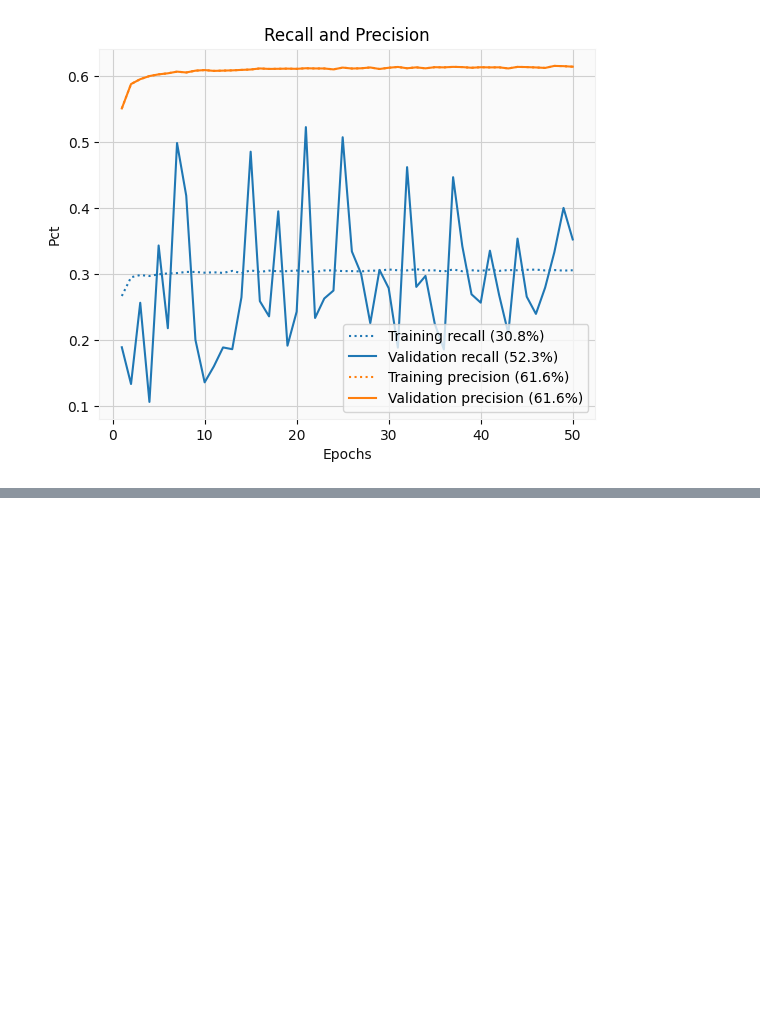
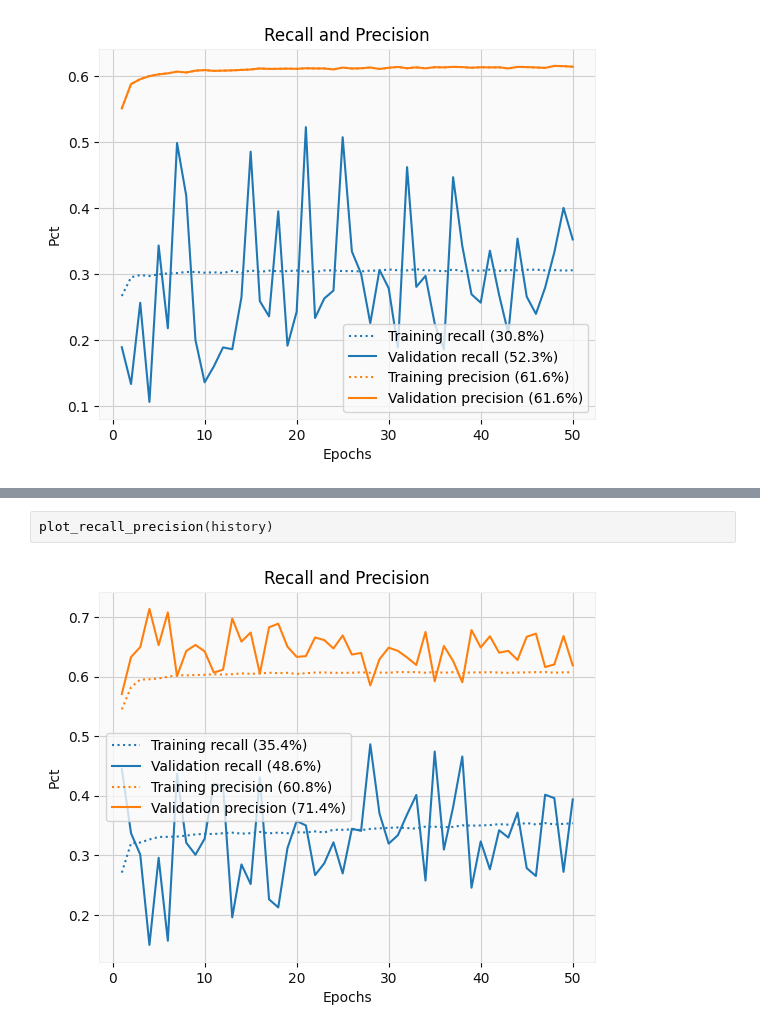
Before and after one commit to itsjohnward/pbc, a Jupyter notebook: pbc-analysis.ipynb, the cells around one changed output, grey strips where cells are left out. Saved outputs shown, nothing was run; the diff lists cells and outputs as text; blank space fills up the shorter version.

```diff
--- a/pbc-analysis.ipynb
+++ b/pbc-analysis.ipynb
@@ -555,0 +543,4 @@ Timestamp('2019-10-15 14:37:00')
+# %%
+plot_recall_precision(history)
+# %% [output]
+[figure, added]
```
Also changed, not shown: parts of 18 cells of this notebook.
